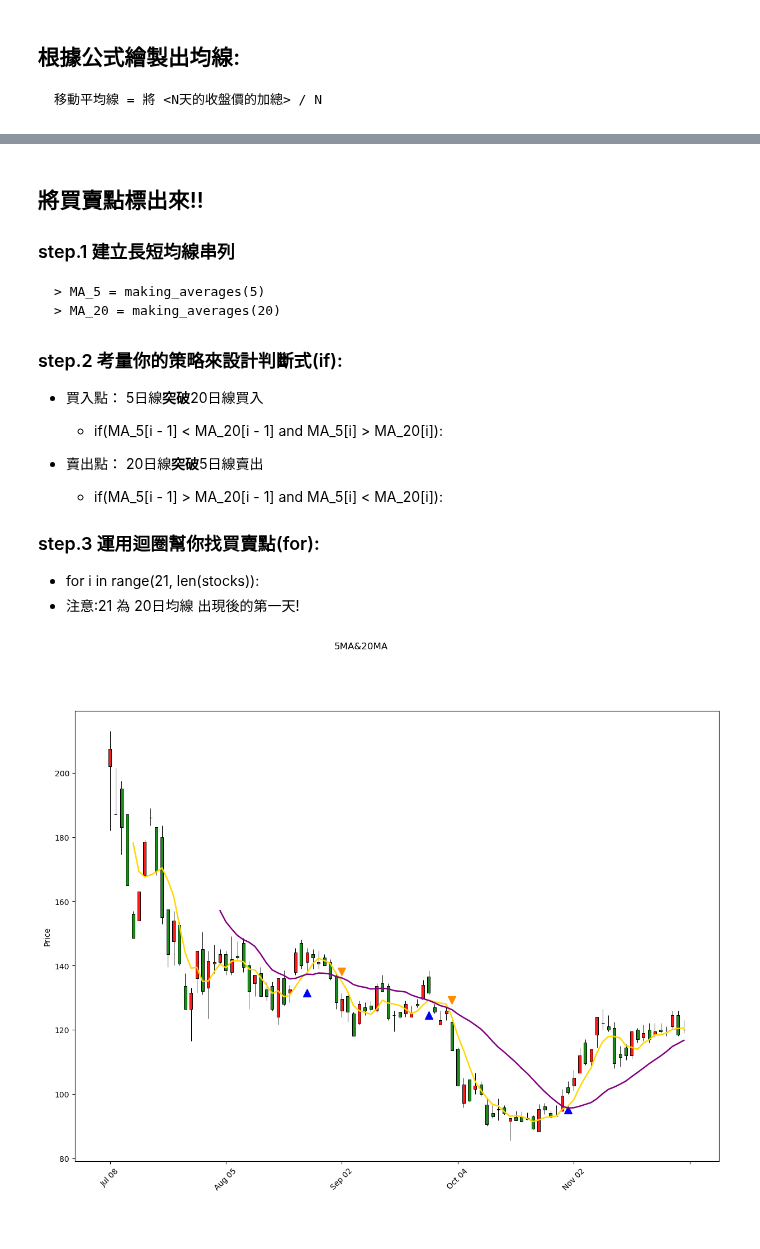
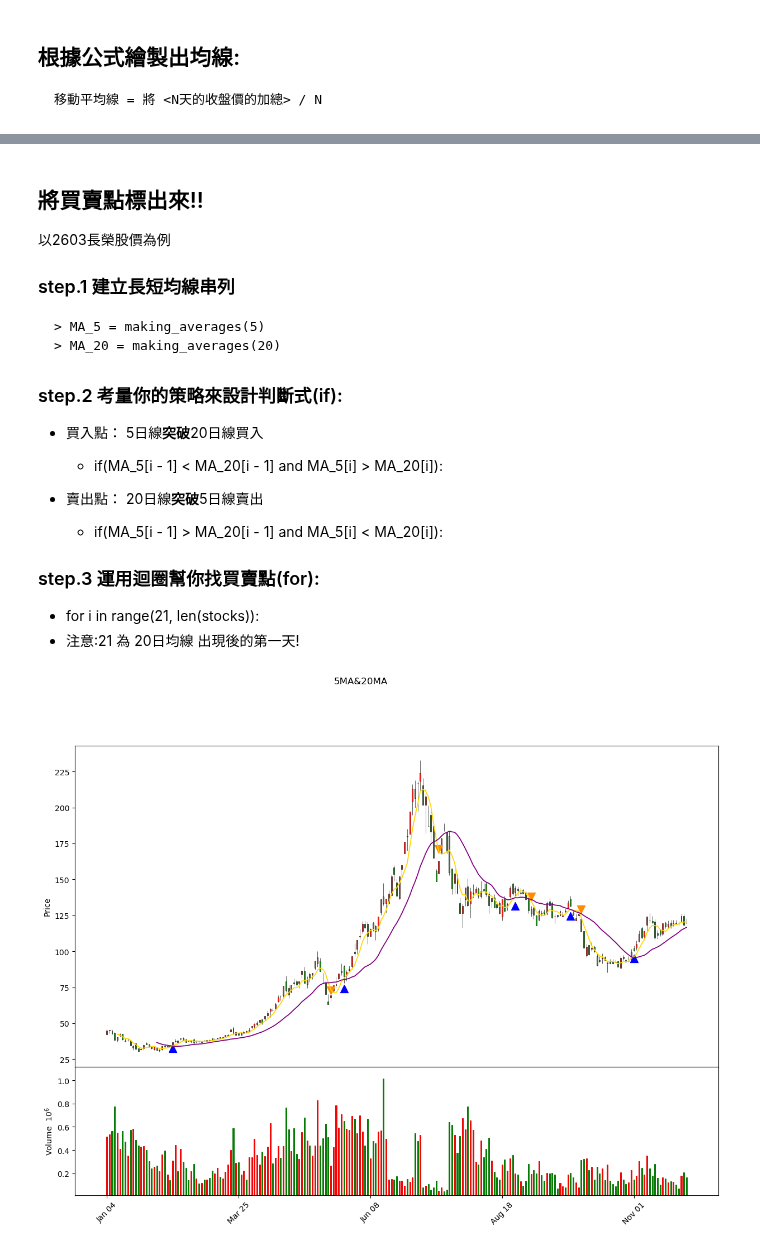
Before and after one commit to oscar50513/stock_project, a Jupyter notebook: technical_analysis/Week_1_MA/Moving_average_programming.ipynb, the cells around one changed output, grey strips where cells are left out. Drawn from its saved outputs; the diff is of its cells as text; code cells hidden in the pictures.

```diff
--- a/technical_analysis/Week_1_MA/Moving_average_programming.ipynb
+++ b/technical_analysis/Week_1_MA/Moving_average_programming.ipynb
@@ -83,6 +86,6 @@ Date
 # %% [markdown]
 ## 將買賣點標出來!!
-
+以2603長榮股價為例
 ### step.1 建立長短均線串列
     > MA_5 = making_averages(5)
     > MA_20 = making_averages(20)
@@ -109,39 +112,40 @@ stocks.index = pd.DatetimeIndex(stocks["Date"])
 
 #選取部分資料:
 stocks = stocks.loc['2020-01-01':,:]
-stocks = stocks.tail(100)
+stocks = stocks.tail(250)
 
-mc = mpf.make_marketcolors(up = 'r', down = 'g') # volume='inherit', edge='inherit'
+mc = mpf.make_marketcolors(up = 'r', down = 'g', volume = 'inherit') # volume='inherit', edge='inherit'
 cs = mpf.make_mpf_style(marketcolors = mc)
-kwargs = dict(type = 'candle', figscale = 2, style = cs) # volume=True
+kwargs = dict(type = 'candle', figscale = 2, style = cs, volume=True,\
+             scale_width_adjustment = dict(volume = 0.5)) # volume=True
 
 stocks_close = [line for line in stocks['Close']]
 stocks_high = [line for line in stocks['High']]
 stocks_low = [line for line in stocks['Low']]
 
 #策略實現
-MA_5 = making_averages(5)      #取得5日均線串列
-MA_20 = making_averages(20)    #取得20日均線串列
+MA_5 = make_MA(5)      #取得5日均線串列
+MA_20 = make_MA(20)    #取得20日均線串列
 
 #繪製買賣點所使用的串列 (初始化)
 points_buy = [np.nan] * len(stocks)    #買入點
 points_sell = [np.nan] * len(stocks)   #賣出點
 
 for i in range(21, len(stocks)):
     if(MA_5[i - 1] < MA_20[i - 1] and MA_5[i] > MA_20[i]):
         points_buy[i] = stocks_low[i] * 0.95              #繪製點所使用的陣列， 購買日最低價 * 0.98方便觀看
 
     if(MA_5[i - 1] > MA_20[i - 1] and MA_5[i] < MA_20[i]):
         points_sell[i] = stocks_high[i] * 1.05            #繪製點所使用的陣列， 賣出日最高價 * 1.02方便觀看
 
 #點狀圖 type = 'scatter'，markersize可以更改 marker大小
 addplots = [
             mpf.make_addplot(points_buy, type = 'scatter', color = 'blue', marker = '^', markersize = 100),
             mpf.make_addplot(points_sell, type = 'scatter', color = 'darkorange', marker = 'v', markersize = 100),
             mpf.make_addplot(MA_5, color = 'gold'),
             mpf.make_addplot(MA_20, color = 'purple')
            ]
 
 mpf.plot(stocks, **kwargs, addplot = addplots,title='5MA&20MA')
 # %% [output]
-[figure, old version]
+[figure, new version]
```
Also changed, not shown: parts of 6 cells of this notebook, 1 other file.
